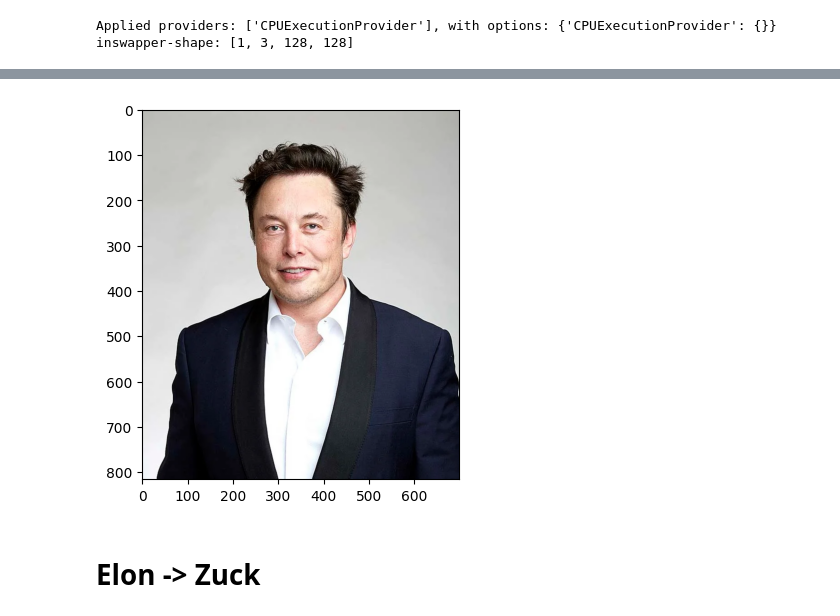
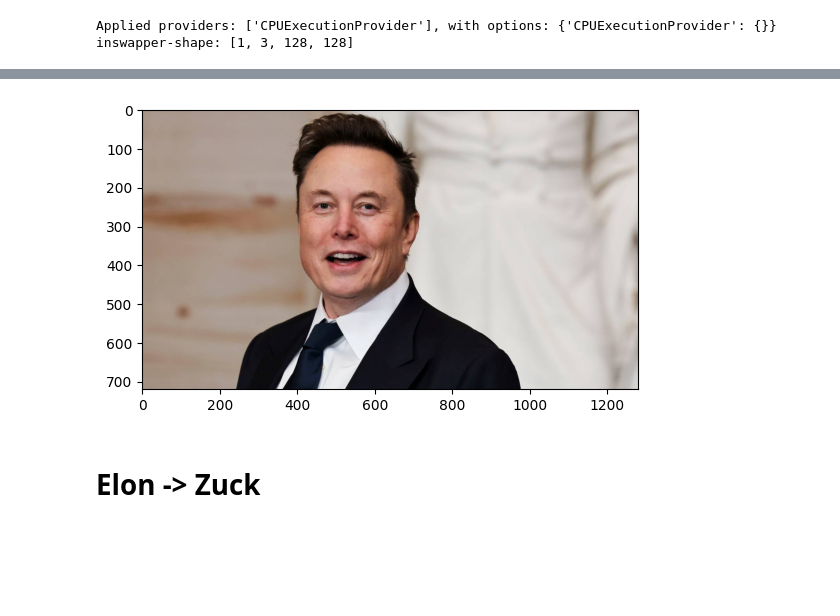
Before and after one commit to Ampplex/AI-Face-Swapper, a Jupyter notebook: Face_Swap.ipynb, the cells around one changed output, grey strips where cells are left out. Drawn from its saved outputs; the diff is of its cells as text; code cells hidden in the pictures; blank space fills up the shorter version.

```diff
--- a/Face_Swap.ipynb
+++ b/Face_Swap.ipynb
@@ -47,9 +47,9 @@ plt.show()
 # %%
-elon = cv2.imread('elon_musk.webp')
+elon = cv2.imread('elon_2.jpg')
 plt.imshow(elon[:,:,::-1])
 plt.show()
 # %% [output]
-[figure, old version]
+[figure, new version]
 # %% [markdown]
 # Elon -> Zuck
 # %%
```
Also changed, not shown: parts of 6 cells of this notebook.
